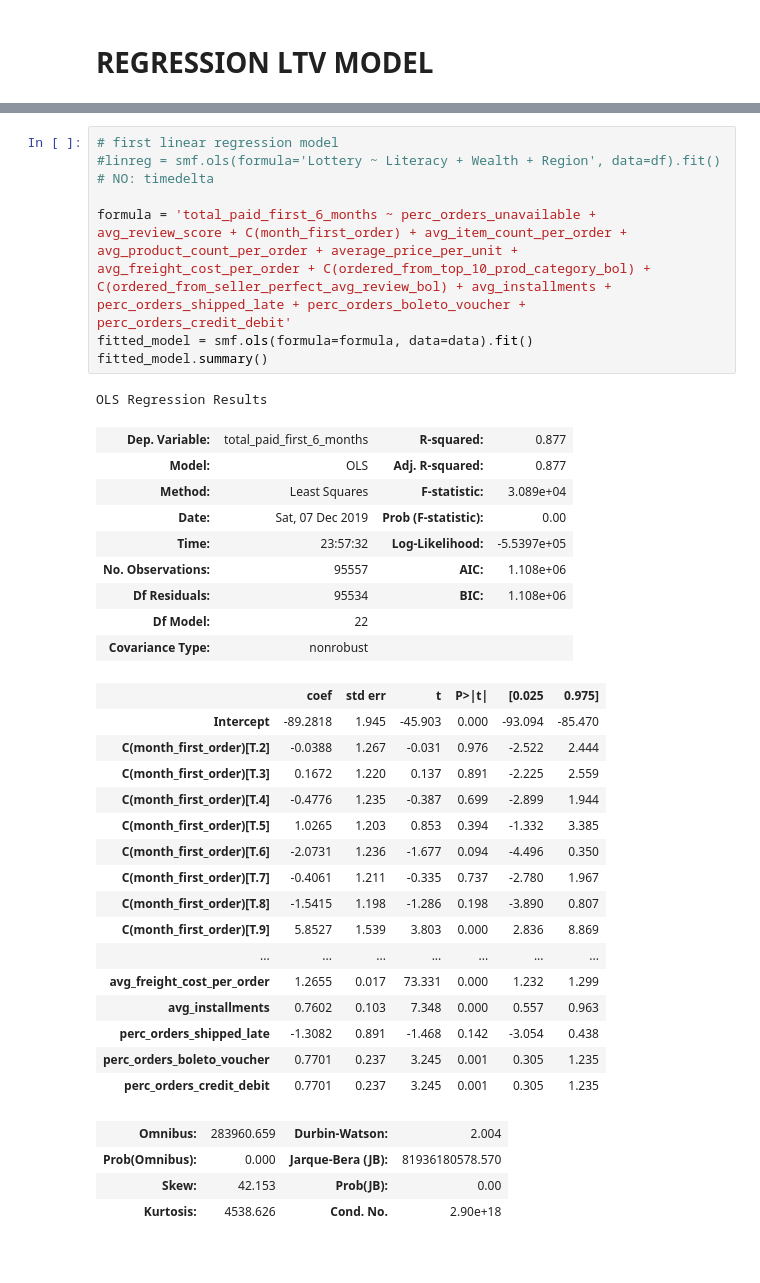
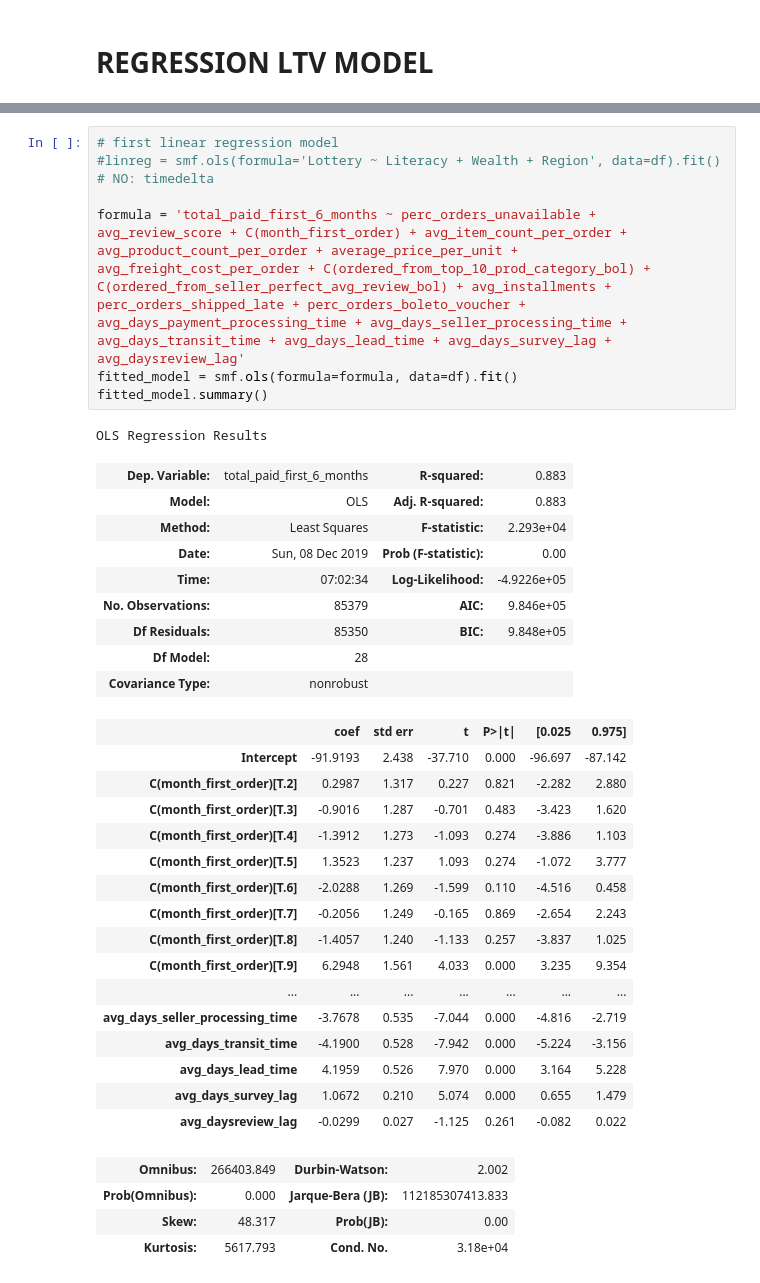
Before and after one commit to rachelleperez/Olist, a Jupyter notebook: Olist_Notebook.ipynb, the cells around one changed output, grey strips where cells are left out. Cells and saved outputs as stored; diff of their text form.

Commit message:
model final, including attempt with normalized data

```diff
--- a/Olist_Notebook.ipynb
+++ b/Olist_Notebook.ipynb
@@ -677,41 +667,41 @@ memory usage: 23.7+ MB
 # %%
 # first linear regression model
 #linreg = smf.ols(formula='Lottery ~ Literacy + Wealth + Region', data=df).fit()
 # NO: timedelta
 
-formula = 'total_paid_first_6_months ~ perc_orders_unavailable + avg_review_score + C(month_first_order) + avg_item_count_per_order + avg_product_count_per_order + average_price_per_unit + avg_freight_cost_per_order + C(ordered_from_top_10_prod_category_bol) + C(ordered_from_seller_perfect_avg_review_bol) + avg_installments + perc_orders_shipped_late + perc_orders_boleto_voucher + perc_orders_credit_debit'
-fitted_model = smf.ols(formula=formula, data=data).fit()
+formula = 'total_paid_first_6_months ~ perc_orders_unavailable + avg_review_score + C(month_first_order) + avg_item_count_per_order + avg_product_count_per_order + average_price_per_unit + avg_freight_cost_per_order + C(ordered_from_top_10_prod_category_bol) + C(ordered_from_seller_perfect_avg_review_bol) + avg_installments + perc_orders_shipped_late + perc_orders_boleto_voucher + avg_days_payment_processing_time + avg_days_seller_processing_time + avg_days_transit_time + avg_days_lead_time + avg_days_survey_lag + avg_daysreview_lag'
+fitted_model = smf.ols(formula=formula, data=df).fit()
 fitted_model.summary()
 # %% [output]
 OLS Regression Results
-| Dep. Variable: | total_paid_first_6_months | R-squared: | 0.877 |
-| Model: | OLS | Adj. R-squared: | 0.877 |
-| Method: | Least Squares | F-statistic: | 3.089e+04 |
-| Date: | Sat, 07 Dec 2019 | Prob (F-statistic): | 0.00 |
-| Time: | 23:57:32 | Log-Likelihood: | -5.5397e+05 |
-| No. Observations: | 95557 | AIC: | 1.108e+06 |
-| Df Residuals: | 95534 | BIC: | 1.108e+06 |
-| Df Model: | 22 |  |  |
+| Dep. Variable: | total_paid_first_6_months | R-squared: | 0.883 |
+| Model: | OLS | Adj. R-squared: | 0.883 |
+| Method: | Least Squares | F-statistic: | 2.293e+04 |
+| Date: | Sun, 08 Dec 2019 | Prob (F-statistic): | 0.00 |
+| Time: | 07:02:34 | Log-Likelihood: | -4.9226e+05 |
+| No. Observations: | 85379 | AIC: | 9.846e+05 |
+| Df Residuals: | 85350 | BIC: | 9.848e+05 |
+| Df Model: | 28 |  |  |
 | Covariance Type: | nonrobust |  |  |
 |  | coef | std err | t | P>|t| | [0.025 | 0.975] |
-| Intercept | -89.2818 | 1.945 | -45.903 | 0.000 | -93.094 | -85.470 |
-| C(month_first_order)[T.2] | -0.0388 | 1.267 | -0.031 | 0.976 | -2.522 | 2.444 |
-| C(month_first_order)[T.3] | 0.1672 | 1.220 | 0.137 | 0.891 | -2.225 | 2.559 |
-| C(month_first_order)[T.4] | -0.4776 | 1.235 | -0.387 | 0.699 | -2.899 | 1.944 |
-| C(month_first_order)[T.5] | 1.0265 | 1.203 | 0.853 | 0.394 | -1.332 | 3.385 |
-| C(month_first_order)[T.6] | -2.0731 | 1.236 | -1.677 | 0.094 | -4.496 | 0.350 |
-| C(month_first_order)[T.7] | -0.4061 | 1.211 | -0.335 | 0.737 | -2.780 | 1.967 |
-| C(month_first_order)[T.8] | -1.5415 | 1.198 | -1.286 | 0.198 | -3.890 | 0.807 |
-| C(month_first_order)[T.9] | 5.8527 | 1.539 | 3.803 | 0.000 | 2.836 | 8.869 |
+| Intercept | -91.9193 | 2.438 | -37.710 | 0.000 | -96.697 | -87.142 |
+| C(month_first_order)[T.2] | 0.2987 | 1.317 | 0.227 | 0.821 | -2.282 | 2.880 |
+| C(month_first_order)[T.3] | -0.9016 | 1.287 | -0.701 | 0.483 | -3.423 | 1.620 |
+| C(month_first_order)[T.4] | -1.3912 | 1.273 | -1.093 | 0.274 | -3.886 | 1.103 |
+| C(month_first_order)[T.5] | 1.3523 | 1.237 | 1.093 | 0.274 | -1.072 | 3.777 |
+| C(month_first_order)[T.6] | -2.0288 | 1.269 | -1.599 | 0.110 | -4.516 | 0.458 |
+| C(month_first_order)[T.7] | -0.2056 | 1.249 | -0.165 | 0.869 | -2.654 | 2.243 |
+| C(month_first_order)[T.8] | -1.4057 | 1.240 | -1.133 | 0.257 | -3.837 | 1.025 |
+| C(month_first_order)[T.9] | 6.2948 | 1.561 | 4.033 | 0.000 | 3.235 | 9.354 |
 | ... | ... | ... | ... | ... | ... | ... |
-| avg_freight_cost_per_order | 1.2655 | 0.017 | 73.331 | 0.000 | 1.232 | 1.299 |
-| avg_installments | 0.7602 | 0.103 | 7.348 | 0.000 | 0.557 | 0.963 |
-| perc_orders_shipped_late | -1.3082 | 0.891 | -1.468 | 0.142 | -3.054 | 0.438 |
-| perc_orders_boleto_voucher | 0.7701 | 0.237 | 3.245 | 0.001 | 0.305 | 1.235 |
-| perc_orders_credit_debit | 0.7701 | 0.237 | 3.245 | 0.001 | 0.305 | 1.235 |
+| avg_days_seller_processing_time | -3.7678 | 0.535 | -7.044 | 0.000 | -4.816 | -2.719 |
+| avg_days_transit_time | -4.1900 | 0.528 | -7.942 | 0.000 | -5.224 | -3.156 |
+| avg_days_lead_time | 4.1959 | 0.526 | 7.970 | 0.000 | 3.164 | 5.228 |
+| avg_days_survey_lag | 1.0672 | 0.210 | 5.074 | 0.000 | 0.655 | 1.479 |
+| avg_daysreview_lag | -0.0299 | 0.027 | -1.125 | 0.261 | -0.082 | 0.022 |
-| Omnibus: | 283960.659 | Durbin-Watson: | 2.004 |
-| Prob(Omnibus): | 0.000 | Jarque-Bera (JB): | 81936180578.570 |
-| Skew: | 42.153 | Prob(JB): | 0.00 |
-| Kurtosis: | 4538.626 | Cond. No. | 2.90e+18 |
+| Omnibus: | 266403.849 | Durbin-Watson: | 2.002 |
+| Prob(Omnibus): | 0.000 | Jarque-Bera (JB): | 112185307413.833 |
+| Skew: | 48.317 | Prob(JB): | 0.00 |
+| Kurtosis: | 5617.793 | Cond. No. | 3.18e+04 |
 Warnings:
 [1] Standard Errors assume that the covariance matrix of the errors is correctly specified.
```
Also changed, not shown: parts of 30 cells of this notebook, 3 other files.
